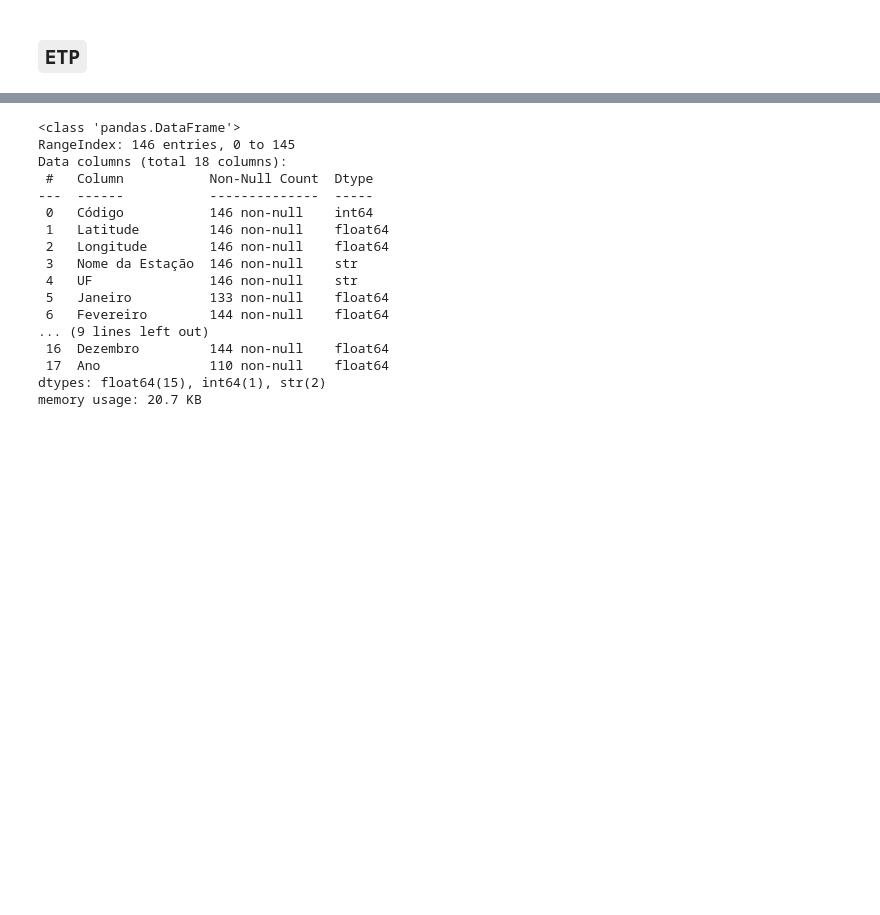
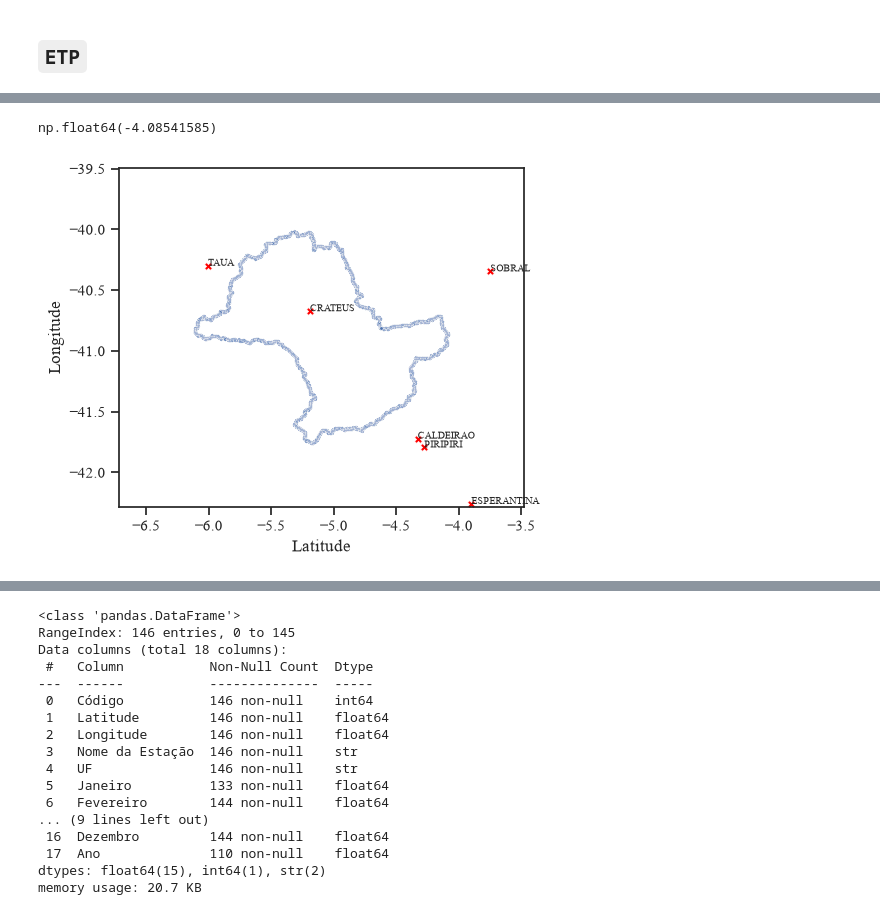
Before and after one commit to levyfelipess/2026-2_hidrologia-avancada, a Jupyter notebook: notebooks/01_precipitacao-media.ipynb, the cells around one changed output, grey strips where cells are left out. Saved outputs shown, nothing was run; the diff lists cells and outputs as text; code cells hidden in the pictures; blank space fills up the shorter version.

```diff
--- a/notebooks/01_precipitacao-media.ipynb
+++ b/notebooks/01_precipitacao-media.ipynb
@@ -12,4 +12,11 @@ from hid_avan.eda import head_tail_info
 from hid_avan.preprocessing import extract_arrays_from_daily_pr_dataset
 from hid_avan.modeling import build_timeseries_df_from_daily_avg_pr
 from hid_avan.Thiessen import thiessen
+
+import matplotlib.pyplot as plt
+import seaborn as sns
+
+sns.set_theme(context='notebook', style='ticks')
+plt.rcParams['font.family'] = 'Times New Roman'
+plt.rcParams['mathtext.fontset'] = 'cm'
 # %% [output]
@@ -211 +188,5 @@ memory usage: 6.4 KB
 None
+# %%
+df_basin = pd.read_csv('../data/raw/34750000.txt', header=None)
+df_basin.rename({1:'Latitude', 0:'Longitude'}, axis='columns', inplace=True)
+head_tail_info(df_basin)
@@ -211,0 +215,23 @@ None
+# %%
+df_basin['Latitude'].max()
+# %% [output]
+np.float64(-4.08541585)
+# %%
+fac = 0.3
+lat_min = df_basin['Latitude'].min() - np.ptp(df_basin['Latitude']) * fac
+lat_max = df_basin['Latitude'].max() + np.ptp(df_basin['Latitude']) * fac
+lon_min = df_basin['Longitude'].min() - np.ptp(df_basin['Longitude']) * fac
+lon_max = df_basin['Longitude'].max() + np.ptp(df_basin['Longitude']) * fac
+
+df_queried = df_normais_clim_stations.query(f'Latitude > {lat_min} and Latitude < {lat_max} and Longitude > {lon_min} and Longitude < {lon_max}')
+
+fig, ax = plt.subplots(1, 1, figsize=(5, 4), layout='constrained')
+sns.scatterplot(ax=ax, data=df_basin, x='Latitude', y='Longitude', s=5)
+sns.scatterplot(ax=ax, data=df_queried, x='Latitude', y='Longitude', color='red', marker='X', s=30)
+ax.set_xlim(lat_min, lat_max)
+ax.set_ylim(lon_min, lon_max)
+for lat, lon, name in zip(df_queried['Latitude'], df_queried['Longitude'], df_queried['Nome da Estação']):
+    ax.text(x=lat, y=lon, s=name, size=7)
+plt.show()
+# %% [output]
+[figure, added]
```
Also changed, not shown: parts of 6 cells of this notebook.
